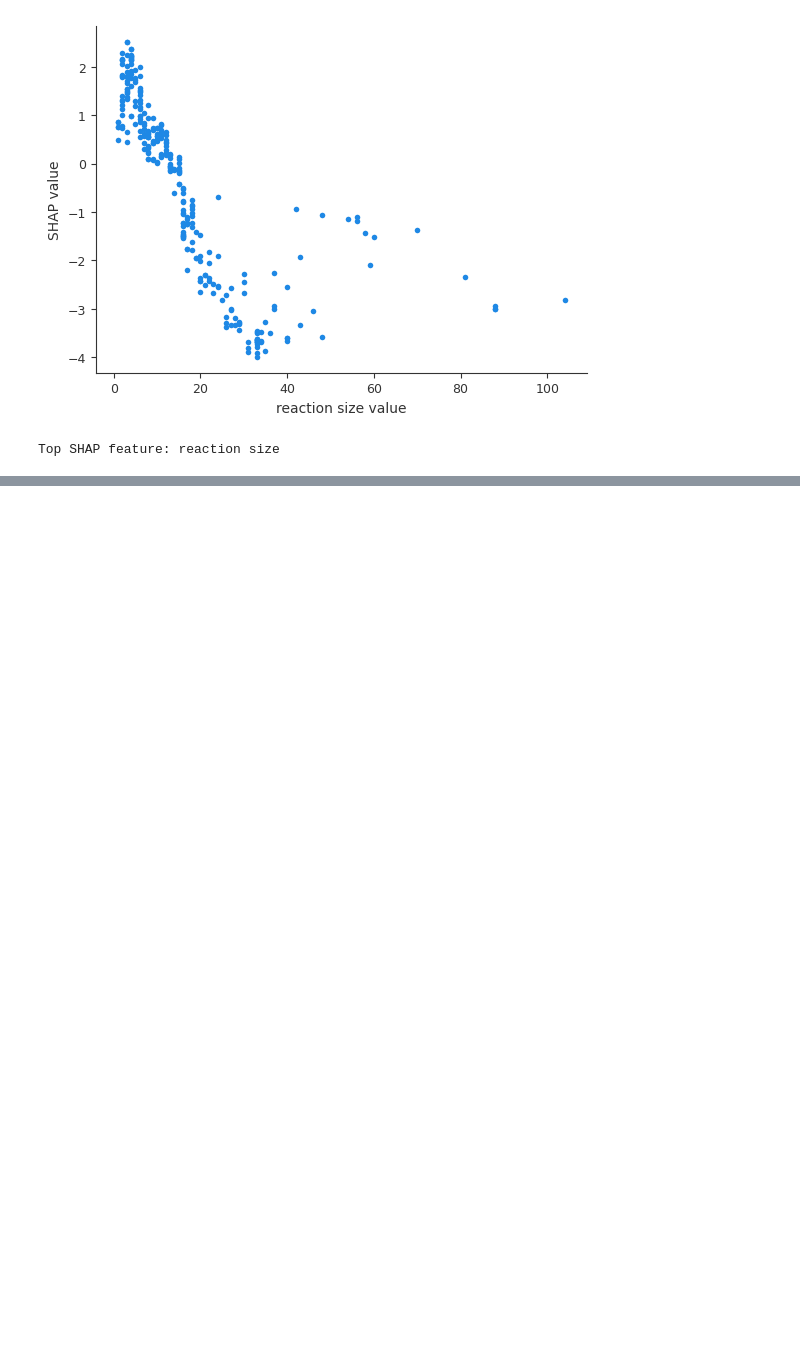
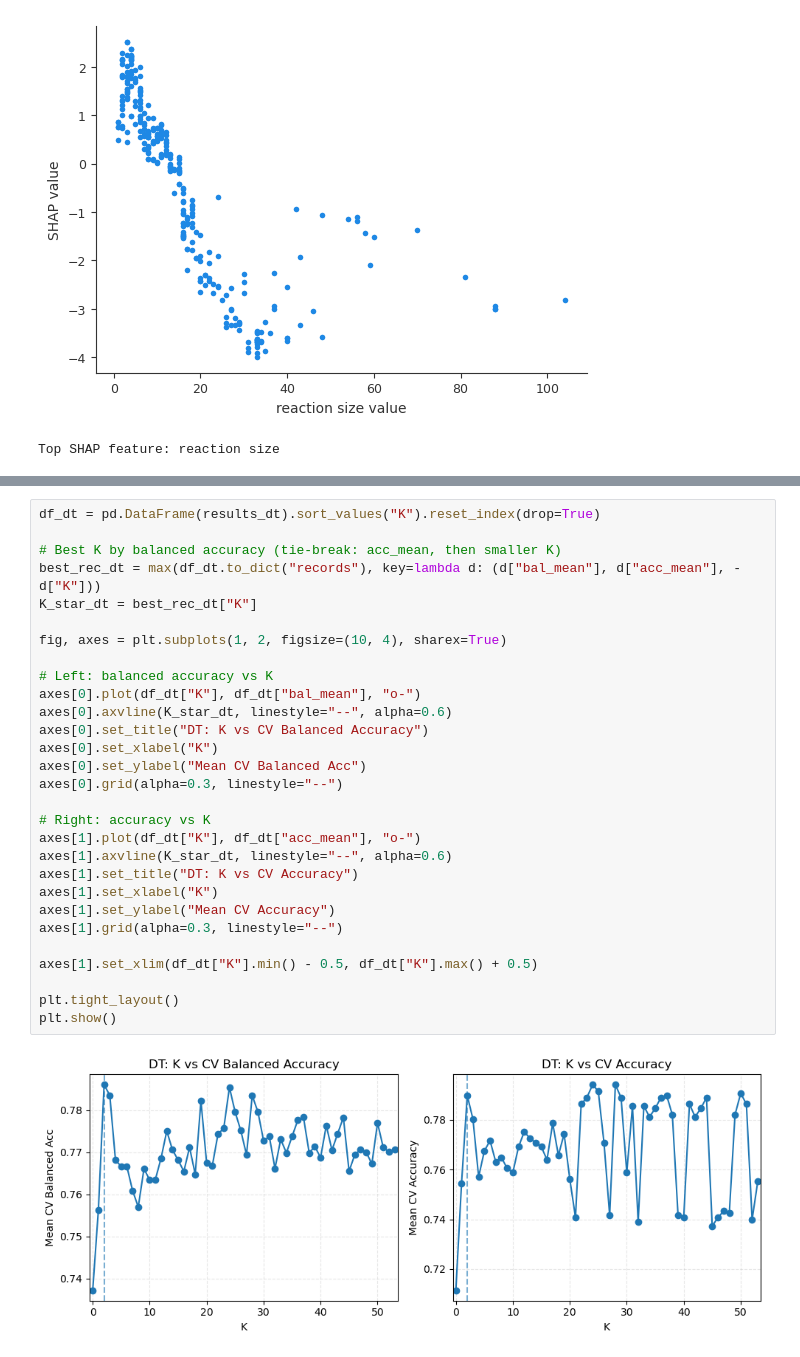
Before and after one commit to MMynampati/density_sensitivity, a Jupyter notebook: Descriptor1/descriptor1_model.ipynb, the cells around one changed output, grey strips where cells are left out. Cells and saved outputs as stored; diff of their text form; blank space fills up the shorter version.

```diff
--- a/Descriptor1/descriptor1_model.ipynb
+++ b/Descriptor1/descriptor1_model.ipynb
@@ -1122,0 +887,31 @@ Test PR-AUC: 0.8048579969616448
+# %%
+df_dt = pd.DataFrame(results_dt).sort_values("K").reset_index(drop=True)
+
+# Best K by balanced accuracy (tie-break: acc_mean, then smaller K)
+best_rec_dt = max(df_dt.to_dict("records"), key=lambda d: (d["bal_mean"], d["acc_mean"], -d["K"]))
+K_star_dt = best_rec_dt["K"]
+
+fig, axes = plt.subplots(1, 2, figsize=(10, 4), sharex=True)
+
+# Left: balanced accuracy vs K
+axes[0].plot(df_dt["K"], df_dt["bal_mean"], "o-")
+axes[0].axvline(K_star_dt, linestyle="--", alpha=0.6)
+axes[0].set_title("DT: K vs CV Balanced Accuracy")
+axes[0].set_xlabel("K")
+axes[0].set_ylabel("Mean CV Balanced Acc")
+axes[0].grid(alpha=0.3, linestyle="--")
+
+# Right: accuracy vs K
+axes[1].plot(df_dt["K"], df_dt["acc_mean"], "o-")
+axes[1].axvline(K_star_dt, linestyle="--", alpha=0.6)
+axes[1].set_title("DT: K vs CV Accuracy")
+axes[1].set_xlabel("K")
+axes[1].set_ylabel("Mean CV Accuracy")
+axes[1].grid(alpha=0.3, linestyle="--")
+
+axes[1].set_xlim(df_dt["K"].min() - 0.5, df_dt["K"].max() + 0.5)
+
+plt.tight_layout()
+plt.show()
+# %% [output]
+[figure, added]
```
Also changed, not shown: parts of 30 cells of this notebook.
